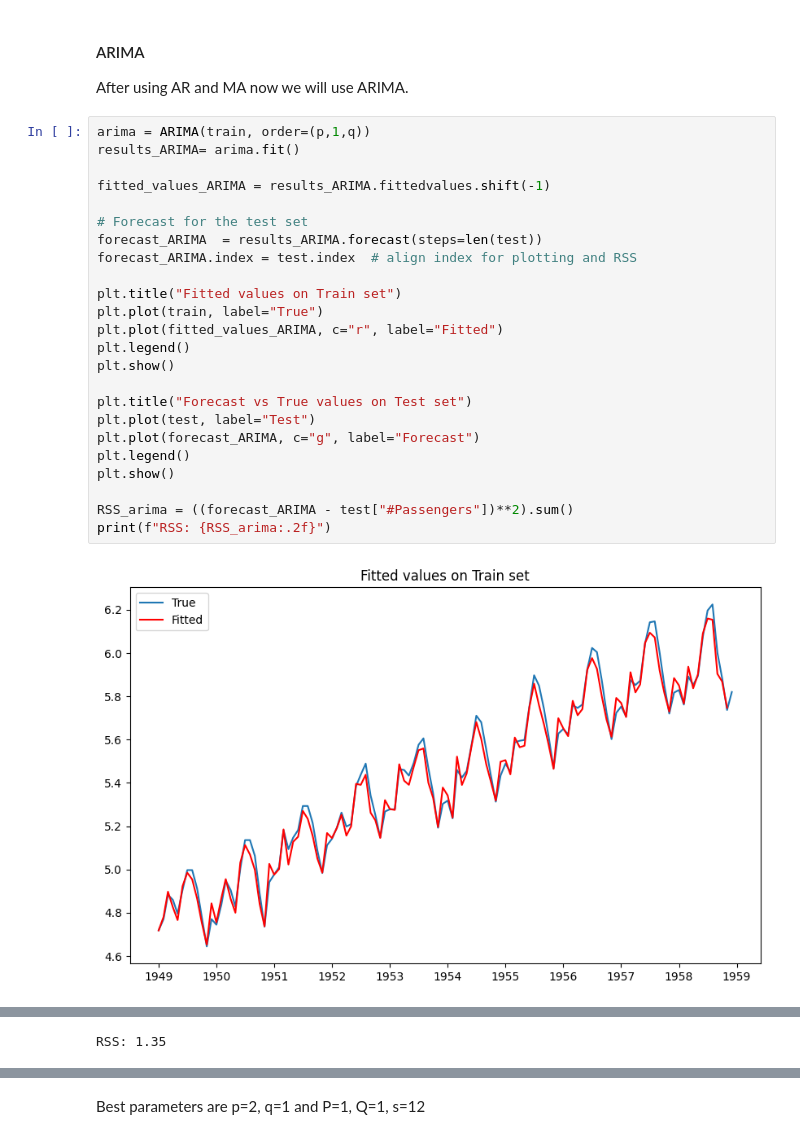
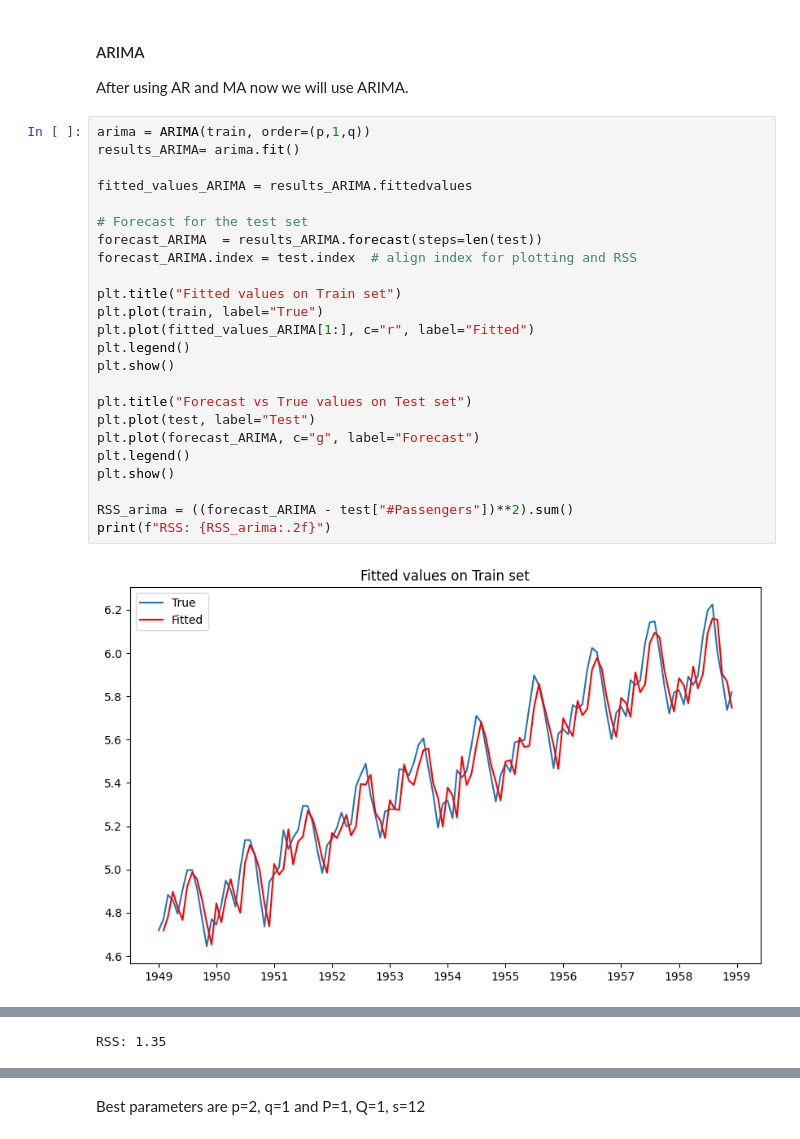
Before and after one commit to stefanospadari/Spadari-AirPassengers, a Jupyter notebook: ARIMA.ipynb, the cells around one changed output, grey strips where cells are left out. Saved outputs shown, nothing was run; the diff lists cells and outputs as text.

Commit message:
Finalized ARIMA notebook

```diff
--- a/ARIMA.ipynb
+++ b/ARIMA.ipynb
@@ -574,28 +670,28 @@ After using AR and MA now we will use ARIMA.
 # %%
 arima = ARIMA(train, order=(p,1,q))
 results_ARIMA= arima.fit()
 
-fitted_values_ARIMA = results_ARIMA.fittedvalues.shift(-1)
+fitted_values_ARIMA = results_ARIMA.fittedvalues
 
 # Forecast for the test set
 forecast_ARIMA  = results_ARIMA.forecast(steps=len(test))
 forecast_ARIMA.index = test.index  # align index for plotting and RSS
 
 plt.title("Fitted values on Train set")
 plt.plot(train, label="True")
-plt.plot(fitted_values_ARIMA, c="r", label="Fitted")
+plt.plot(fitted_values_ARIMA[1:], c="r", label="Fitted")
 plt.legend()
 plt.show()
 
 plt.title("Forecast vs True values on Test set")
 plt.plot(test, label="Test")
 plt.plot(forecast_ARIMA, c="g", label="Forecast")
 plt.legend()
 plt.show()
 
 RSS_arima = ((forecast_ARIMA - test["#Passengers"])**2).sum()
 print(f"RSS: {RSS_arima:.2f}")
 # %% [output]
-[figure, old version]
+[figure, new version]
 [figure]
 RSS: 1.35
```
Also changed, not shown: parts of 48 cells of this notebook.
